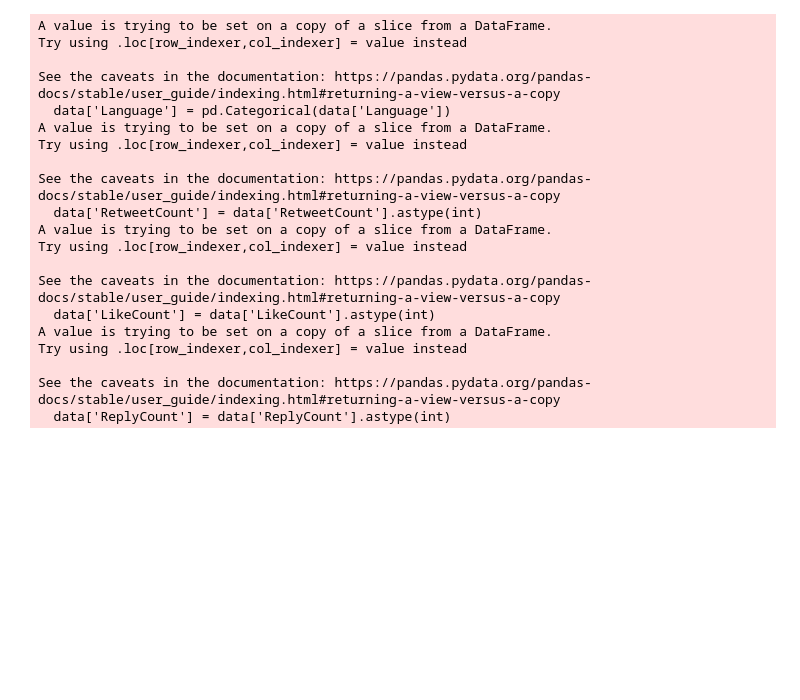
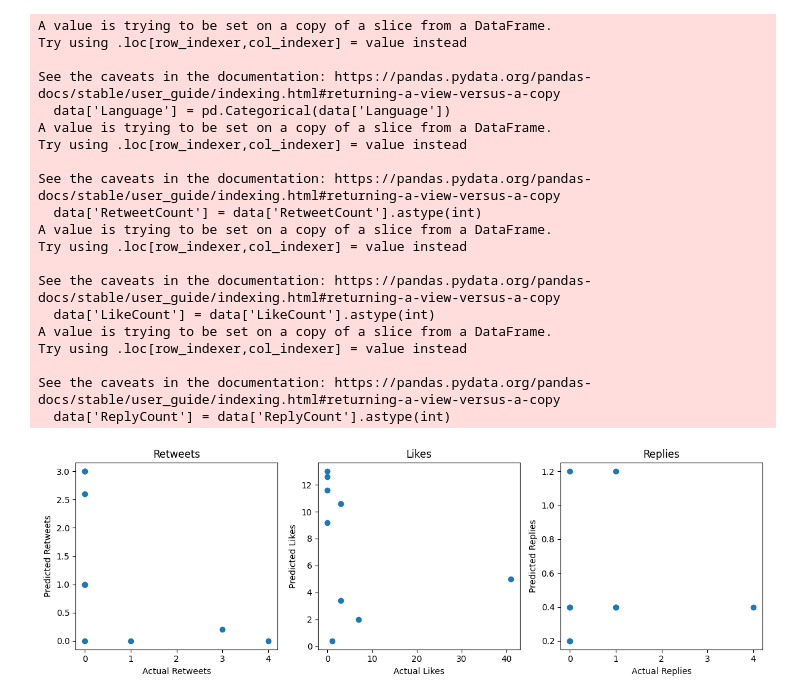
Before and after one commit to talhanadeem92/Machine_learrning, a Jupyter notebook: Engagementprediction.ipynb, the cells around one changed output. Saved outputs shown, nothing was run; the diff lists cells and outputs as text; code cells hidden in the pictures; blank space fills up the shorter version.

```diff
--- a/Engagementprediction.ipynb
+++ b/Engagementprediction.ipynb
@@ -126,0 +203,78 @@ clusters = kmeans.fit_predict(X_vec)
+# %%
+import pandas as pd
+from sklearn.feature_extraction.text import TfidfVectorizer
+from sklearn.model_selection import train_test_split
+from sklearn.neighbors import KNeighborsRegressor
+import matplotlib.pyplot as plt
+
+# Preprocess the data
+# Assume `df` is the DataFrame containing the tweet data with relevant columns
+df = pd.read_csv('/content/chatgpt11.csv')
+# Remove duplicates
+df.drop_duplicates(subset='Text', inplace=True)
+df.dropna(inplace=True)
+
+# Define the feature set and target variables
+X = df['Text']  # Features: text content of the tweets
+y_retweets = df['RetweetCount']  # Target variable: number of retweets
+y_likes = df['LikeCount']  # Target variable: number of likes
+y_replies = df['ReplyCount']  # Target variable: number of replies
+
+# Vectorize the feature data using TF-IDF
+vectorizer = TfidfVectorizer(stop_words='english')
+X_tfidf = vectorizer.fit_transform(X)
+
+# Split the dataset into training and testing sets
+X_train, X_test, y_train_retweets, y_test_retweets = train_test_split(X_tfidf, y_retweets, test_size=0.2, random_state=42)
+_, _, y_train_likes, y_test_likes = train_test_split(X_tfidf, y_likes, test_size=0.2, random_state=42)
+_, _, y_train_replies, y_test_replies = train_test_split(X_tfidf, y_replies, test_size=0.2, random_state=42)
+
+# Train the KNN model for retweets
+knn_retweets = KNeighborsRegressor(n_neighbors=5)
+knn_retweets.fit(X_train, y_train_retweets)
+
+# Predict on the testing set for retweets
+y_pred_retweets = knn_retweets.predict(X_test)
+
+# Train the KNN model for likes
+knn_likes = KNeighborsRegressor(n_neighbors=5)
+knn_likes.fit(X_train, y_train_likes)
+
+# Predict on the testing set for likes
+y_pred_likes = knn_likes.predict(X_test)
+
+# Train the KNN model for replies
+knn_replies = KNeighborsRegressor(n_neighbors=5)
+knn_replies.fit(X_train, y_train_replies)
+
+# Predict on the testing set for replies
+y_pred_replies = knn_replies.predict(X_test)
+
+# Visualize the predictions
+plt.figure(figsize=(12, 4))
+
+# Plot for retweets
+plt.subplot(131)
+plt.scatter(y_test_retweets, y_pred_retweets)
+plt.xlabel('Actual Retweets')
+plt.ylabel('Predicted Retweets')
+plt.title('Retweets')
+
+# Plot for likes
+plt.subplot(132)
+plt.scatter(y_test_likes, y_pred_likes)
+plt.xlabel('Actual Likes')
+plt.ylabel('Predicted Likes')
+plt.title('Likes')
+
+# Plot for replies
+plt.subplot(133)
+plt.scatter(y_test_replies, y_pred_replies)
+plt.xlabel('Actual Replies')
+plt.ylabel('Predicted Replies')
+plt.title('Replies')
+
+plt.tight_layout()
+plt.show()
+# %% [output]
+[figure, added]
```
Also changed, not shown: parts of 1 cell of this notebook.
